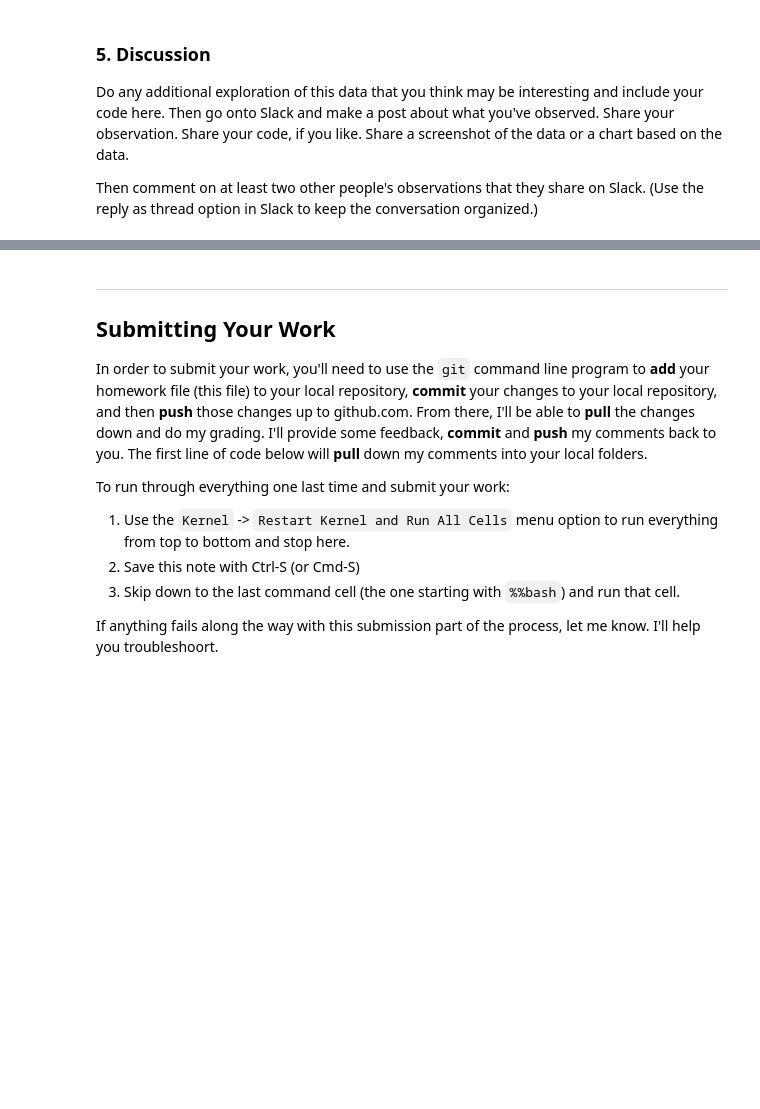
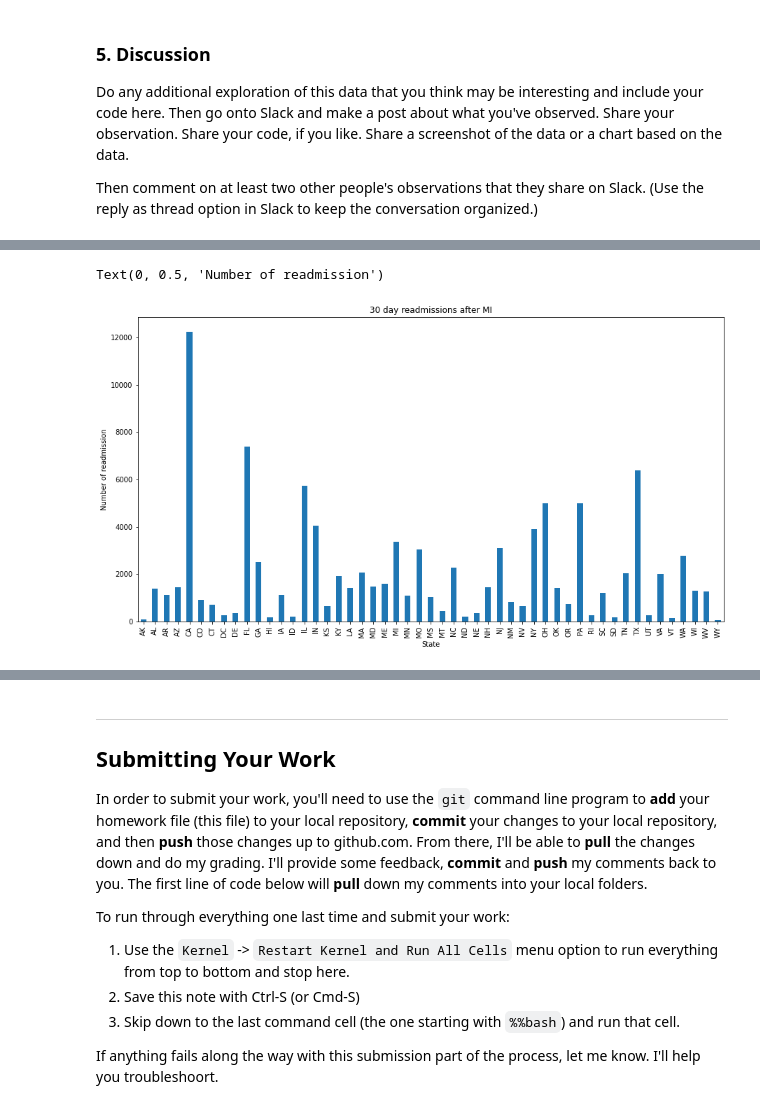
Before and after one commit to skuca/hds5210-2021, a Jupyter notebook: week12/week12_assignment_2.ipynb, the cells around one changed output, grey strips where cells are left out. Cells and saved outputs as stored; diff of their text form; code cells hidden in the pictures; blank space fills up the shorter version.

```diff
--- a/week12/week12_assignment_2.ipynb
+++ b/week12/week12_assignment_2.ipynb
@@ -199,14 +202,17 @@ plt.ylabel("Number of readmission")
 # %%
 StateDataAMI=StateData[[ 'ami_ra_T','ami_ra_Med']]
-StateDataAMI.plot(kind='bar', title= '30 day readmissions after MI')
+#StateDataAMI.plot(kind='bar', title= '30 day readmissions after MI')
 plt.title('30 day readmissions after MI')
 plt.xlabel("State")
 plt.ylabel("Number of readmission")
 summary=StateData.describe()
 StateDataAMI['ami_ra_T'].plot(kind='bar', x= 'State',y='ami_ra_T', title='30 day readmission after MI')
 plt.title('30 day readmissions after MI')
 plt.xlabel("State")
 plt.ylabel("Number of readmission")
+# %% [output]
+Text(0, 0.5, 'Number of readmission')
+[figure, added]
 # %%
 StateDataAMI['ami_ra_Med'].plot(kind='bar', x='State', y='ami_ra_Med', title='30 day readmission after MI')
 plt.title('30 day readmissions after MI')
```
Also changed, not shown: parts of 3 cells of this notebook, 1 other file.
